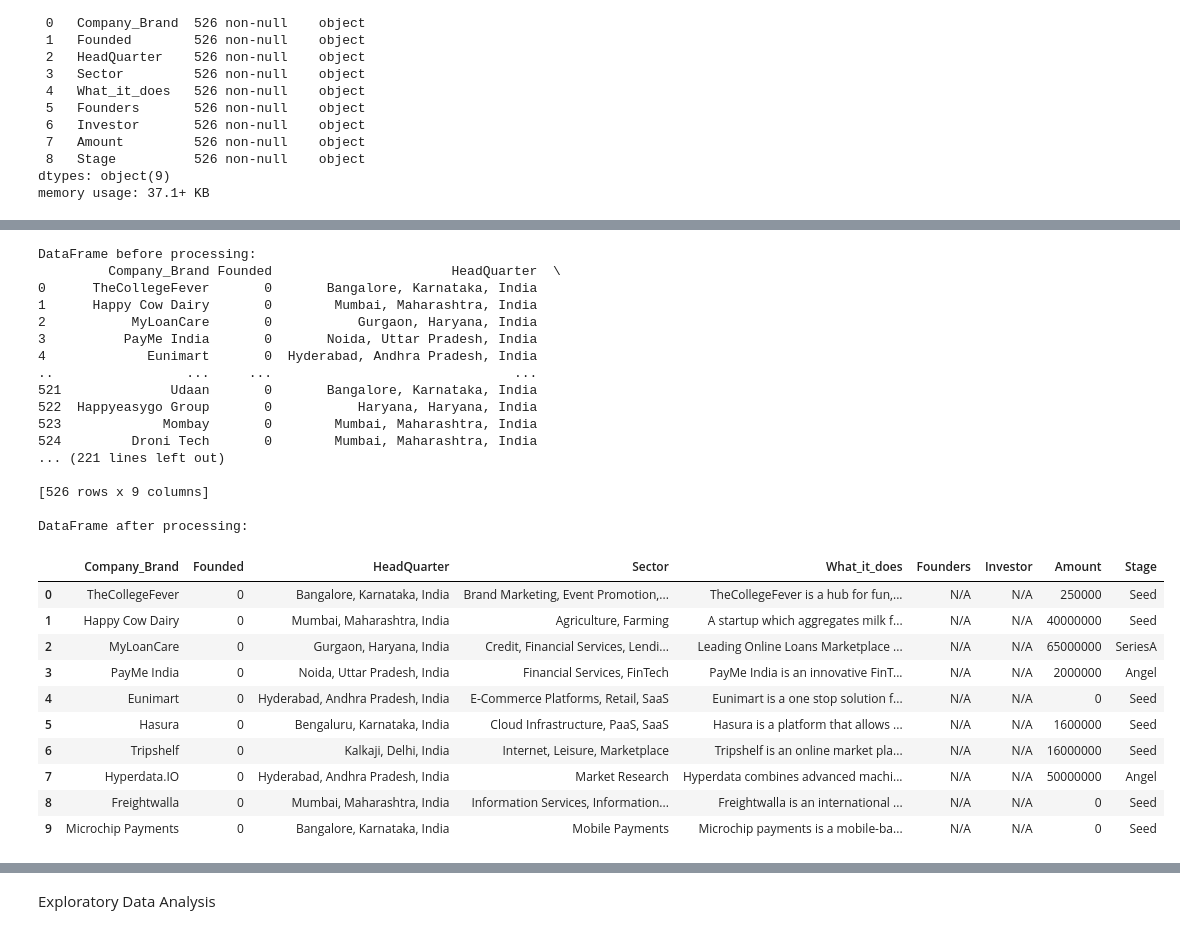
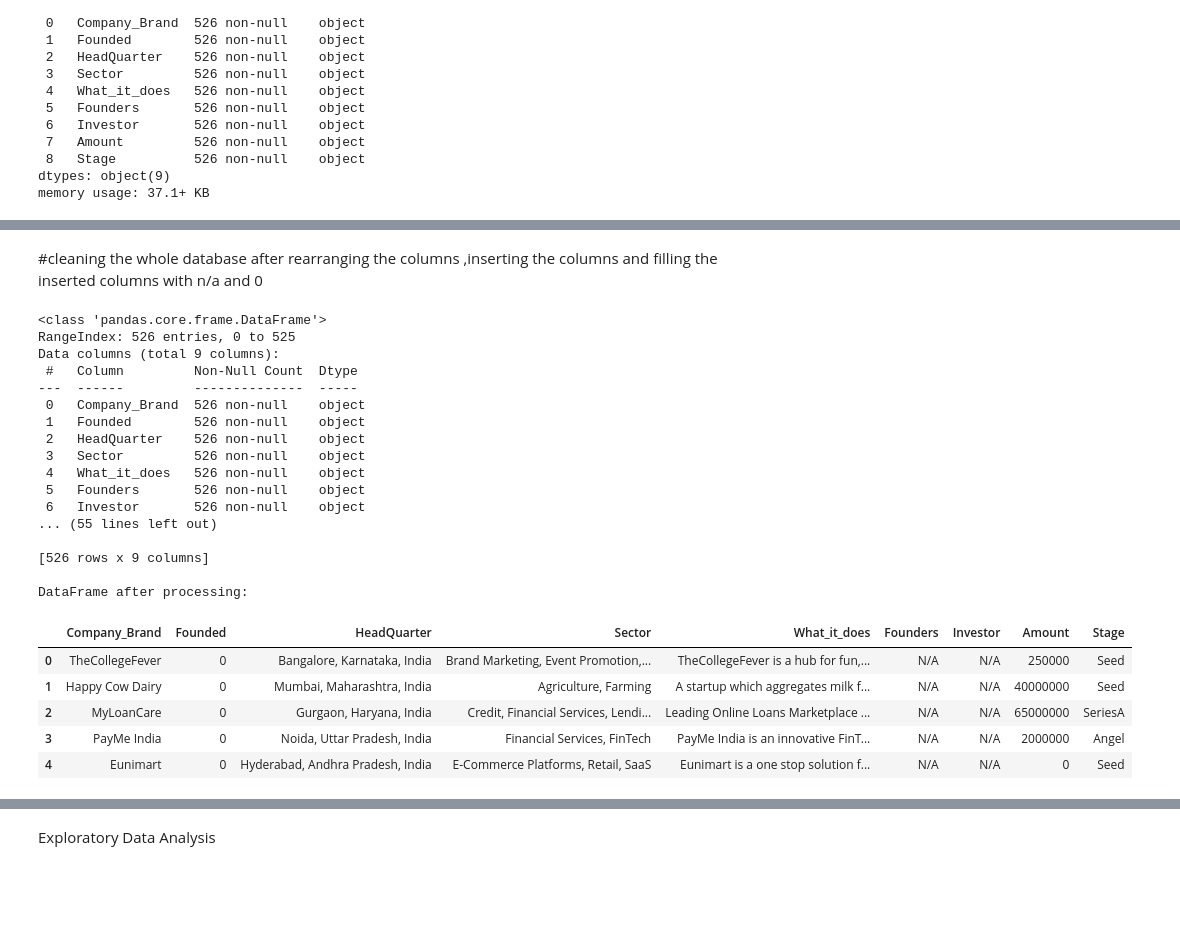
Before and after one commit to Vaniskemunto/ecosystem, a Jupyter notebook: ecosystem.ipynb, the cells around one changed output, grey strips where cells are left out. Saved outputs shown, nothing was run; the diff lists cells and outputs as text; code cells hidden in the pictures; blank space fills up the shorter version.

```diff
--- a/ecosystem.ipynb
+++ b/ecosystem.ipynb
@@ -41,0 +108,12 @@ data2020.head()
+# %%
+
+
+
+
+# Convert 'Amount' column to string and delete rows where 'Amount' is "Undisclosed" or "undisclosed"
+data2020 = data2020[(data2020['Amount'].astype(str).str.lower() != 'undisclosed') & (data2020['Amount'] != 'Undisclosed')]
+
+# Display the DataFrame after deleting the rows
+#print("DataFrame after deleting rows with 'Undisclosed' and 'undisclosed' in 'Amount' column:")
+#data2020.head()
+print("Any row whose Amounts colunm has values  'Undisclosed' and/or 'undisclosed' has been deleted!")
@@ -318,0 +459,7 @@ data2021.head()
+# %%
+# Convert 'Amount' column to string and delete rows where 'Amount' is "Undisclosed" or "undisclosed"
+data2021 = data2021[(data2021['Amount'].astype(str).str.lower() != 'undisclosed') & (data2021['Amount'] != 'Undisclosed')]
+
+# Display the DataFrame after deleting the rows
+print("DataFrame after deleting rows with 'Undisclosed' or 'undisclosed' in 'Amount' column:")
+data2021.head()
@@ -757,0 +1034,7 @@ data2018.head()
+# %%
+# Convert 'Amount' column to string and delete rows where 'Amount' is "Undisclosed" or "undisclosed"
+data2018 = data2018[(data2018['Amount'].astype(str).str.lower() != 'undisclosed') & (data2018['Amount'] != 'Undisclosed')]
+
+# Display the DataFrame after deleting the rows
+print("DataFrame after deleting rows with 'Undisclosed' or 'undisclosed' in 'Amount' column:")
+data2018.head()
@@ -819,3 +1136,5 @@ memory usage: 37.1+ KB
+# %% [markdown]
+#cleaning the whole database after rearranging the columns ,inserting the columns and filling the inserted columns with n/a and 0
 # %%
 def swap_non_numeric_with_numeric(df):
     amounts_column = 'Amount'
@@ -942,8 +1261,8 @@ def fill_null_values(df):
 df = pd.DataFrame(data2018)
 
 # Display the DataFrame before processing
-print("DataFrame before processing:")
-print(df)
+#print("DataFrame before processing:")
+#print(df)
 info = df.info()
 #print("\n Info before processing")
 #print(info)
@@ -955,15 +1274,15 @@ df['Founders'] = df['Founders'].fillna('N/A')
 df = strip_dollar_and_comma(df)
 
 # Display the DataFrame after stripping dollar sign and comma
-print("\nDataFrame after stripping dollar sign and comma:")
-print(df)
+#print("\nDataFrame after stripping dollar sign and comma:")
+#print(df)
 
 # Call the function to swap non-numeric with numeric values
 df = swap_non_numeric_with_numeric(df)
 
 # Display the DataFrame after swapping Numerical values in Stage with non-numericals in amounts
-print("\nDataFrame after swapping numeric in 'Stage' with non-numeric values in 'Amount':")
-print(df)
+#print("\nDataFrame after swapping numeric in 'Stage' with non-numeric values in 'Amount':")
+#print(df)
 
 # Call the function to swap numeric with non-numeric values in 'Founders'
 df = swap_non_numeric_with_numeric(df)
@@ -974,52 +1293,47 @@ df = swap_non_numeric_with_numeric(df)
 # Call the function to fill null values with 'N/A'
 df = fill_null_values(df)
  # Display the DataFrame after filling null values
-print("\nDataFrame after filling null values with 'N/A':")
+#print("\nDataFrame after filling null values with 'N/A':")
 
 print(df)
 # Call the function to replace non-numeric values in 'Amounts' with 0
 df = replace_non_numeric_with_zero(df)
 
 # Call the function to fill null values in  'Founded' with 0
 df = fill_null_values(df)
 # Display the DataFrame after filling null values
 #print("\nDataFrame after filling null values with 'N/A' and 'Founded' with 0:")
 #print(df)
 
 
 
 # Display the DataFrame after replacing non-numeric values with 0
 #My amounts column should have all numerics
 #print("\nDataFrame after replacing non-numeric values with 0 :")
 print("\nDataFrame after processing:")
 cleandata_2018=df
-cleandata_2018.head(10)
+cleandata_2018.head()
 # %% [output]
-DataFrame before processing:
-         Company_Brand Founded                       HeadQuarter  \
-0      TheCollegeFever       0       Bangalore, Karnataka, India
-1      Happy Cow Dairy       0        Mumbai, Maharashtra, India
-2           MyLoanCare       0           Gurgaon, Haryana, India
-3          PayMe India       0       Noida, Uttar Pradesh, India
-4             Eunimart       0  Hyderabad, Andhra Pradesh, India
-..                 ...     ...                               ...
-521              Udaan       0       Bangalore, Karnataka, India
-522  Happyeasygo Group       0           Haryana, Haryana, India
-523             Mombay       0        Mumbai, Maharashtra, India
-524         Droni Tech       0        Mumbai, Maharashtra, India
-... (221 lines left out)
+<class 'pandas.core.frame.DataFrame'>
+RangeIndex: 526 entries, 0 to 525
+Data columns (total 9 columns):
+ #   Column         Non-Null Count  Dtype
+---  ------         --------------  -----
+ 0   Company_Brand  526 non-null    object
+ 1   Founded        526 non-null    object
+ 2   HeadQuarter    526 non-null    object
+ 3   Sector         526 non-null    object
+ 4   What_it_does   526 non-null    object
+ 5   Founders       526 non-null    object
+ 6   Investor       526 non-null    object
+... (55 lines left out)
 
 [526 rows x 9 columns]
 
 DataFrame after processing:
 |  | Company_Brand | Founded | HeadQuarter | Sector | What_it_does | Founders | Investor | Amount | Stage |
 | 0 | TheCollegeFever | 0 | Bangalore, Karnataka, India | Brand Marketing, Event Promotion,... | TheCollegeFever is a hub for fun,... | N/A | N/A | 250000 | Seed |
 | 1 | Happy Cow Dairy | 0 | Mumbai, Maharashtra, India | Agriculture, Farming | A startup which aggregates milk f... | N/A | N/A | 40000000 | Seed |
 | 2 | MyLoanCare | 0 | Gurgaon, Haryana, India | Credit, Financial Services, Lendi... | Leading Online Loans Marketplace ... | N/A | N/A | 65000000 | SeriesA |
 | 3 | PayMe India | 0 | Noida, Uttar Pradesh, India | Financial Services, FinTech | PayMe India is an innovative FinT... | N/A | N/A | 2000000 | Angel |
 | 4 | Eunimart | 0 | Hyderabad, Andhra Pradesh, India | E-Commerce Platforms, Retail, SaaS | Eunimart is a one stop solution f... | N/A | N/A | 0 | Seed |
-| 5 | Hasura | 0 | Bengaluru, Karnataka, India | Cloud Infrastructure, PaaS, SaaS | Hasura is a platform that allows ... | N/A | N/A | 1600000 | Seed |
-| 6 | Tripshelf | 0 | Kalkaji, Delhi, India | Internet, Leisure, Marketplace | Tripshelf is an online market pla... | N/A | N/A | 16000000 | Seed |
-| 7 | Hyperdata.IO | 0 | Hyderabad, Andhra Pradesh, India | Market Research | Hyperdata combines advanced machi... | N/A | N/A | 50000000 | Angel |
-| 8 | Freightwalla | 0 | Mumbai, Maharashtra, India | Information Services, Information... | Freightwalla is an international ... | N/A | N/A | 0 | Seed |
-| 9 | Microchip Payments | 0 | Bangalore, Karnataka, India | Mobile Payments | Microchip payments is a mobile-ba... | N/A | N/A | 0 | Seed |
```
Also changed, not shown: parts of 59 cells of this notebook.
